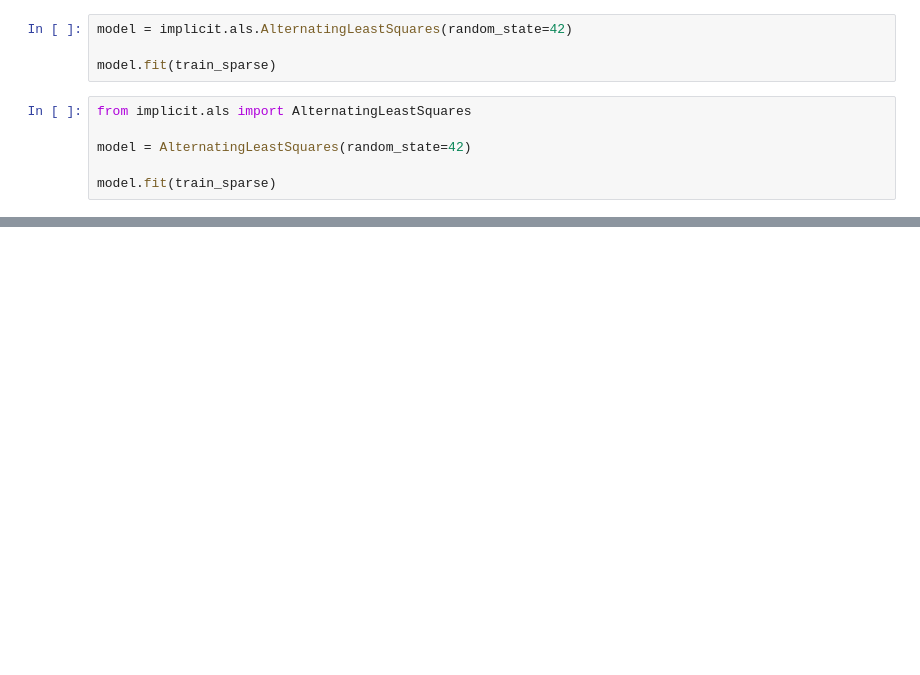
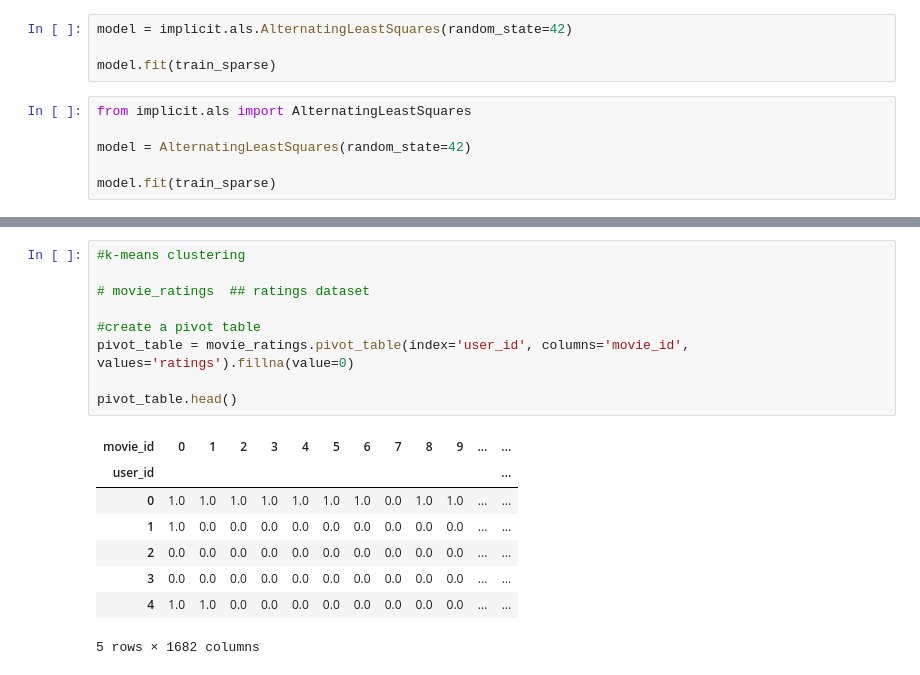
Before and after one commit to Bchacha-ds/recommendation_system, a Jupyter notebook: index.ipynb, the cells around one changed output, grey strips where cells are left out. Saved outputs shown, nothing was run; the diff lists cells and outputs as text; blank space fills up the shorter version.

```diff
--- a/index.ipynb
+++ b/index.ipynb
@@ -452,0 +503,18 @@ model.recommend(25, train_sparse[25], 5)
+# %%
+#k-means clustering
+
+# movie_ratings  ## ratings dataset
+
+#create a pivot table
+pivot_table = movie_ratings.pivot_table(index='user_id', columns='movie_id', values='ratings').fillna(value=0)
+
+pivot_table.head()
+# %% [output]
+| movie_id | 0 | 1 | 2 | 3 | 4 | 5 | 6 | 7 | 8 | 9 | ... | ... |
+| user_id |  |  |  |  |  |  |  |  |  |  |  | ... |
+| 0 | 1.0 | 1.0 | 1.0 | 1.0 | 1.0 | 1.0 | 1.0 | 0.0 | 1.0 | 1.0 | ... | ... |
+| 1 | 1.0 | 0.0 | 0.0 | 0.0 | 0.0 | 0.0 | 0.0 | 0.0 | 0.0 | 0.0 | ... | ... |
+| 2 | 0.0 | 0.0 | 0.0 | 0.0 | 0.0 | 0.0 | 0.0 | 0.0 | 0.0 | 0.0 | ... | ... |
+| 3 | 0.0 | 0.0 | 0.0 | 0.0 | 0.0 | 0.0 | 0.0 | 0.0 | 0.0 | 0.0 | ... | ... |
+| 4 | 1.0 | 1.0 | 0.0 | 0.0 | 0.0 | 0.0 | 0.0 | 0.0 | 0.0 | 0.0 | ... | ... |
+5 rows × 1682 columns
```
Also changed, not shown: parts of 14 cells of this notebook.
